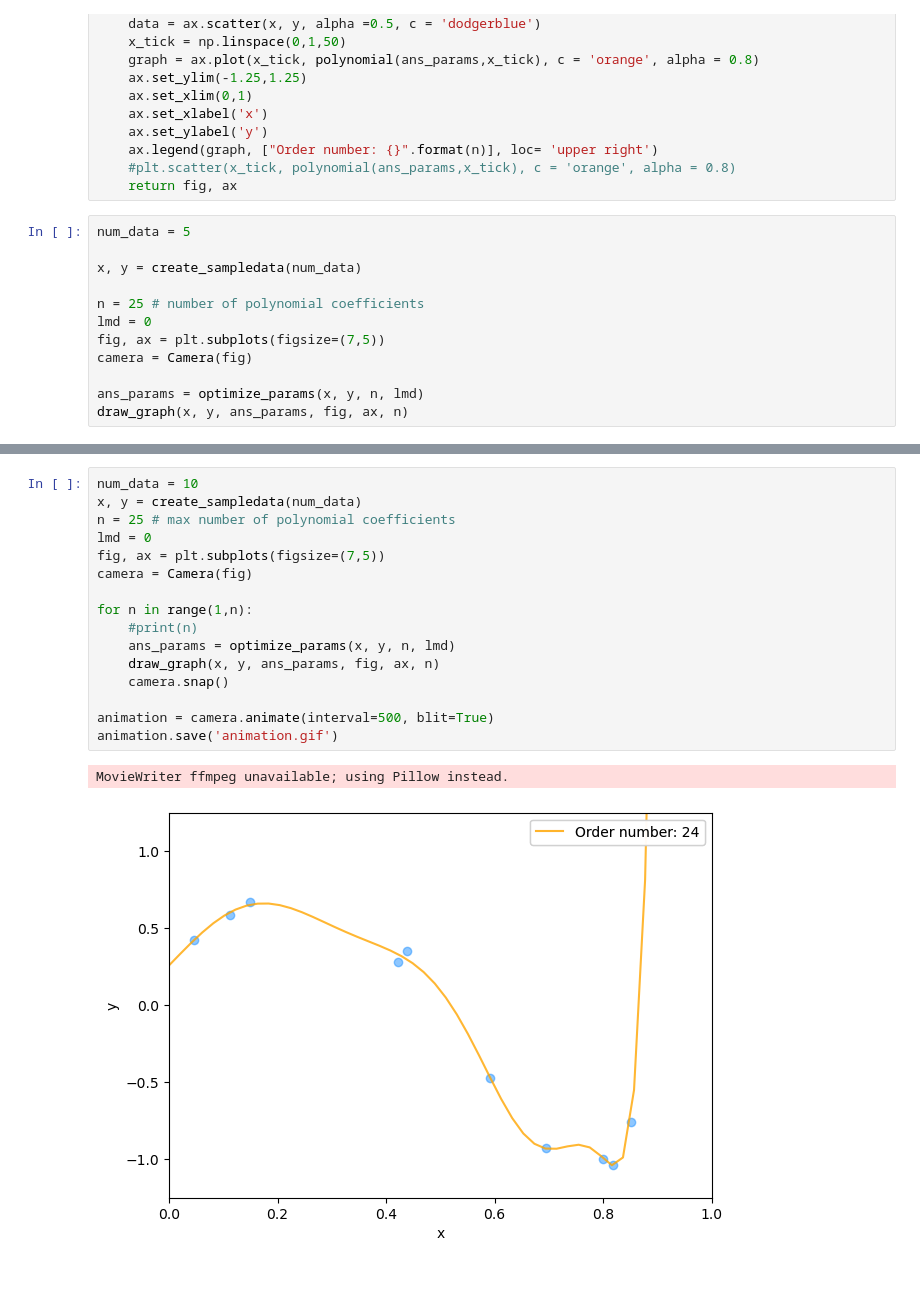
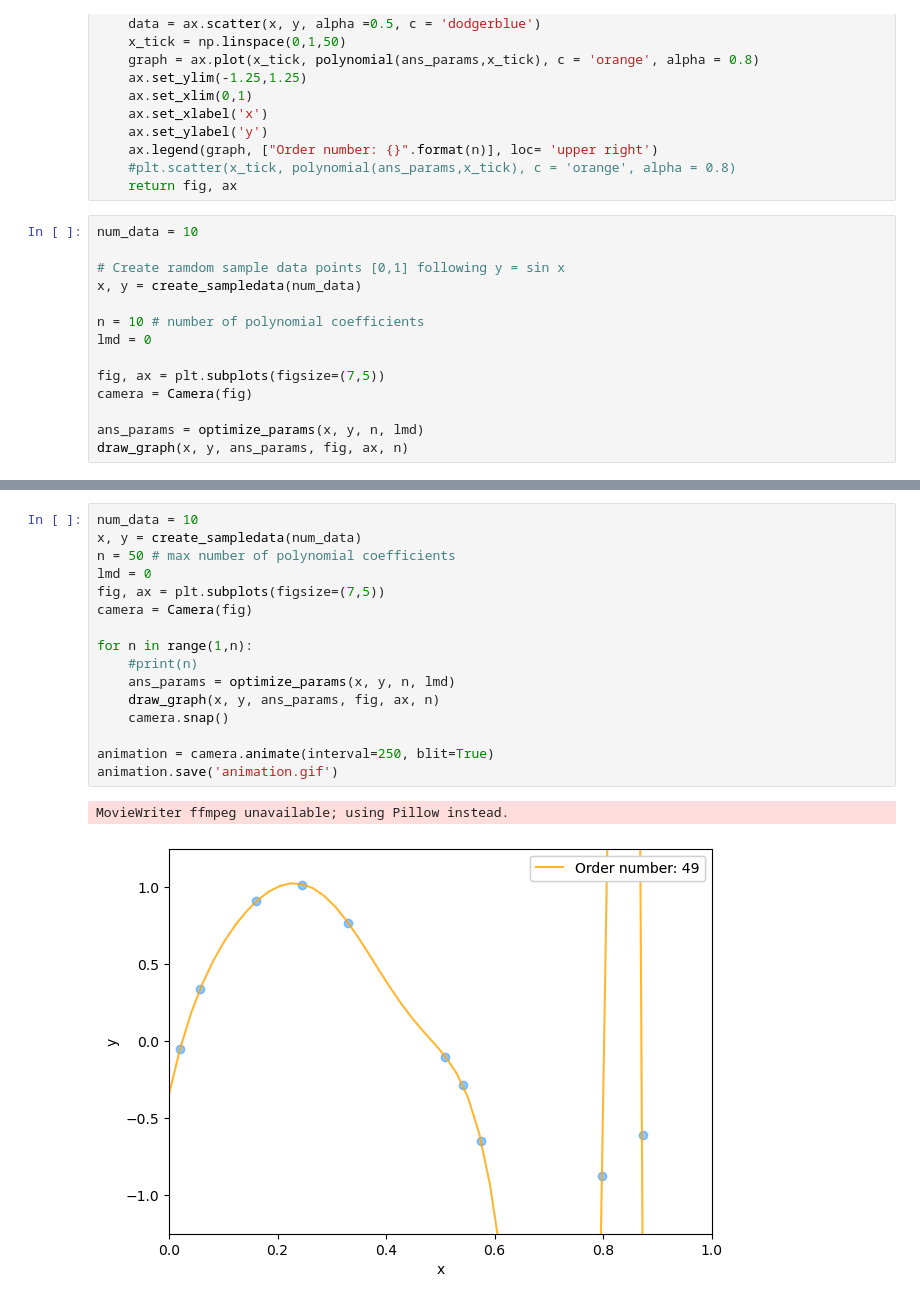
Before and after one commit to jykoresearch/personal-studies, a Jupyter notebook: PRML/curve_fitting/curvefitting.ipynb, the cells around one changed output, grey strips where cells are left out. Drawn from its saved outputs; the diff is of its cells as text.

```diff
--- a/PRML/curve_fitting/curvefitting.ipynb
+++ b/PRML/curve_fitting/curvefitting.ipynb
@@ -63,12 +63,14 @@ def draw_graph(x,y,ans_params,fig,ax,n):
     #plt.scatter(x_tick, polynomial(ans_params,x_tick), c = 'orange', alpha = 0.8)
     return fig, ax
 # %%
-num_data = 5
+num_data = 10
 
+# Create ramdom sample data points [0,1] following y = sin x
 x, y = create_sampledata(num_data)
 
-n = 25 # number of polynomial coefficients
+n = 10 # number of polynomial coefficients
 lmd = 0
+
 fig, ax = plt.subplots(figsize=(7,5))
 camera = Camera(fig)
 
@@ -80,19 +82,19 @@ draw_graph(x, y, ans_params, fig, ax, n)
 # %%
 num_data = 10
 x, y = create_sampledata(num_data)
-n = 25 # max number of polynomial coefficients
+n = 50 # max number of polynomial coefficients
 lmd = 0
 fig, ax = plt.subplots(figsize=(7,5))
 camera = Camera(fig)
 
 for n in range(1,n):
     #print(n)
     ans_params = optimize_params(x, y, n, lmd)
     draw_graph(x, y, ans_params, fig, ax, n)
     camera.snap()
 
-animation = camera.animate(interval=500, blit=True)
+animation = camera.animate(interval=250, blit=True)
 animation.save('animation.gif')
 # %% [output]
 MovieWriter ffmpeg unavailable; using Pillow instead.
-[figure, old version]
+[figure, new version]
```
Also changed, not shown: parts of 1 cell of this notebook, 2 other files.
